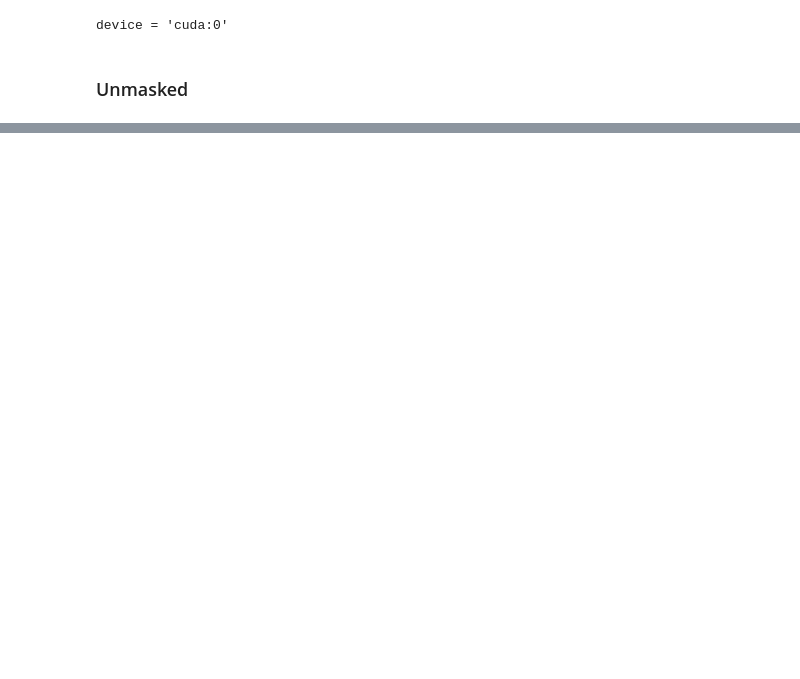
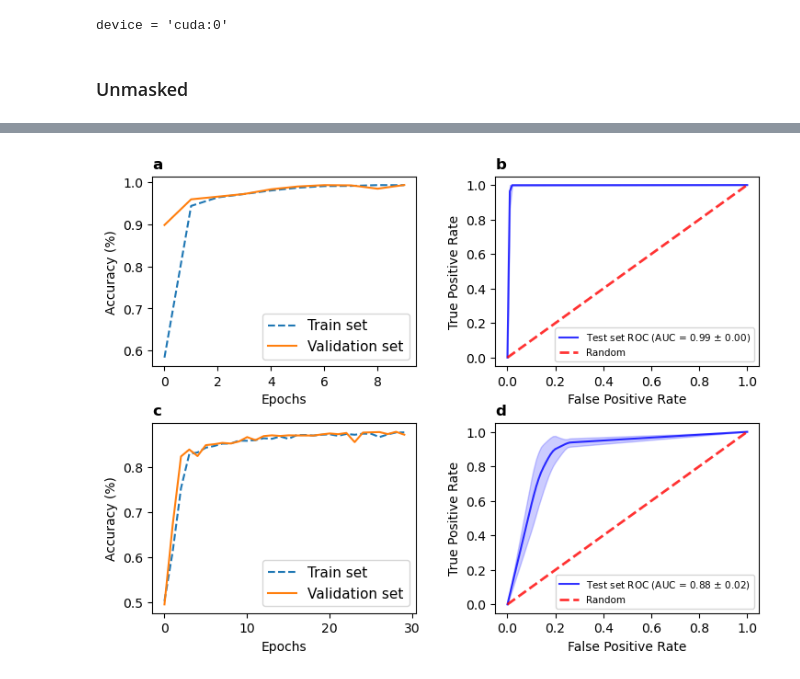
Before and after one commit to DeepenData/Graph_Neural_Networks_and_Phenylketonuria, a Jupyter notebook: src/step07_train_GNN.ipynb, the cells around one changed output, grey strips where cells are left out. Saved outputs shown, nothing was run; the diff lists cells and outputs as text; code cells hidden in the pictures; blank space fills up the shorter version.

Commit message:
ROC curves

```diff
--- a/src/step07_train_GNN.ipynb
+++ b/src/step07_train_GNN.ipynb
@@ -182,0 +278,32 @@ saved as ./results/trained_models/Masked_Phe/Model_GIN_classifier_to_explain_v2_
+# %%
+
+test_loader_Unmasked = torch.load("./results/dataloaders/loader_Concen_plus_Fluxes.pt").get_test_loader()
+
+test_loader_MASKED   = torch.load("./results/dataloaders/MASKED_loader_Concen_plus_Fluxes.pt").get_test_loader()
+
+
+base_fpr_Unmasked, mean_tprs_Unmasked, tprs_lower_Unmasked, tprs_upper_Unmasked, mean_auc_Unmasked, std_auc_Unmasked = get_ROC_parameters(Unmasked_model, test_loader_Unmasked)
+base_fpr_MASKED, mean_tprs_MASKED, tprs_lower_MASKED, tprs_upper_MASKED, mean_auc_MASKED, std_auc_MASKED = get_ROC_parameters(model_MASKED, test_loader_MASKED)
+# %%
+import matplotlib.pyplot as plt
+
+fig = plt.figure(figsize=(11,5))
+ax0 = plt.subplot2grid((2, 2), (0, 0), colspan=1)
+ax1 = plt.subplot2grid((2, 2), (1, 0), colspan=1)
+ax2 = plt.subplot2grid((2, 2), (0, 1), colspan=1)
+ax3 = plt.subplot2grid((2, 2), (1, 1), colspan=1)
+
+plt.subplots_adjust(left=0.1, bottom=0.1, right=.7, top=1.05, wspace=0.3, hspace=0.3)
+
+
+put_Learning_curve(all_train_accuracy_Unmasked, all_validation_accuracy_Unmasked, ax0, 'a')
+put_ROC_in_subplot(base_fpr_Unmasked, mean_tprs_Unmasked, tprs_lower_Unmasked, tprs_upper_Unmasked, mean_auc_Unmasked, std_auc_Unmasked,
+                   ax2, xlabel = 'False Positive Rate', letter = 'b')
+
+
+
+put_Learning_curve(all_train_accuracy_MASKED, all_validation_accuracy_MASKED, ax1, 'c')
+put_ROC_in_subplot(base_fpr_MASKED, mean_tprs_MASKED, tprs_lower_MASKED, tprs_upper_MASKED, mean_auc_MASKED, std_auc_MASKED,
+                   ax3, xlabel = 'False Positive Rate', letter = 'd')
+# %% [output]
+[figure, added]
```
Also changed, not shown: parts of 6 cells of this notebook, 6 other files.
